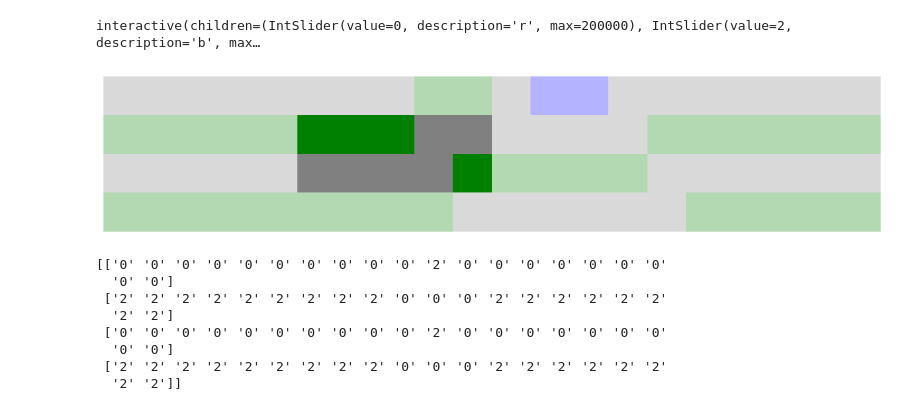
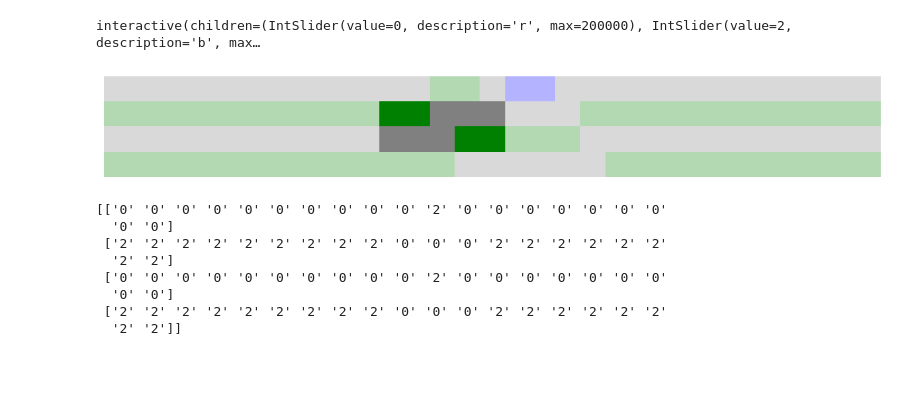
Before and after one commit to orome/automata-py, a Jupyter notebook: demo.ipynb, the cells around one changed output. Cells and saved outputs as stored; diff of their text form; code cells hidden in the pictures; blank space fills up the shorter version.

```diff
--- a/demo.ipynb
+++ b/demo.ipynb
@@ -202,12 +202,12 @@ def show_lattice(r=0, b=2):
 # %% [output]
 interactive(children=(IntSlider(value=0, description='r', max=200000), IntSlider(value=2, description='b', max…
 # %%
-CellularAutomata(20, '22011', base=3, frame_width=20, frame_steps=4).display(
+CellularAutomata(20, '22011', base=3, frame_width=31, frame_steps=4).display(
     CellularAutomata.DisplayParams(
         cell_colors=['gray','blue','green'],
         highlights=[HighlightBounds(steps=2, start_step=1, offset=-2, width=5)]))
 # %% [output]
-[figure, old version]
+[figure, new version]
 # %%
 print(CellularAutomata(5, '2', base=3, frame_width=20, frame_steps=4).lattice())
 # %% [output]
```
Also changed, not shown: parts of 2 cells of this notebook, 2 other files.
